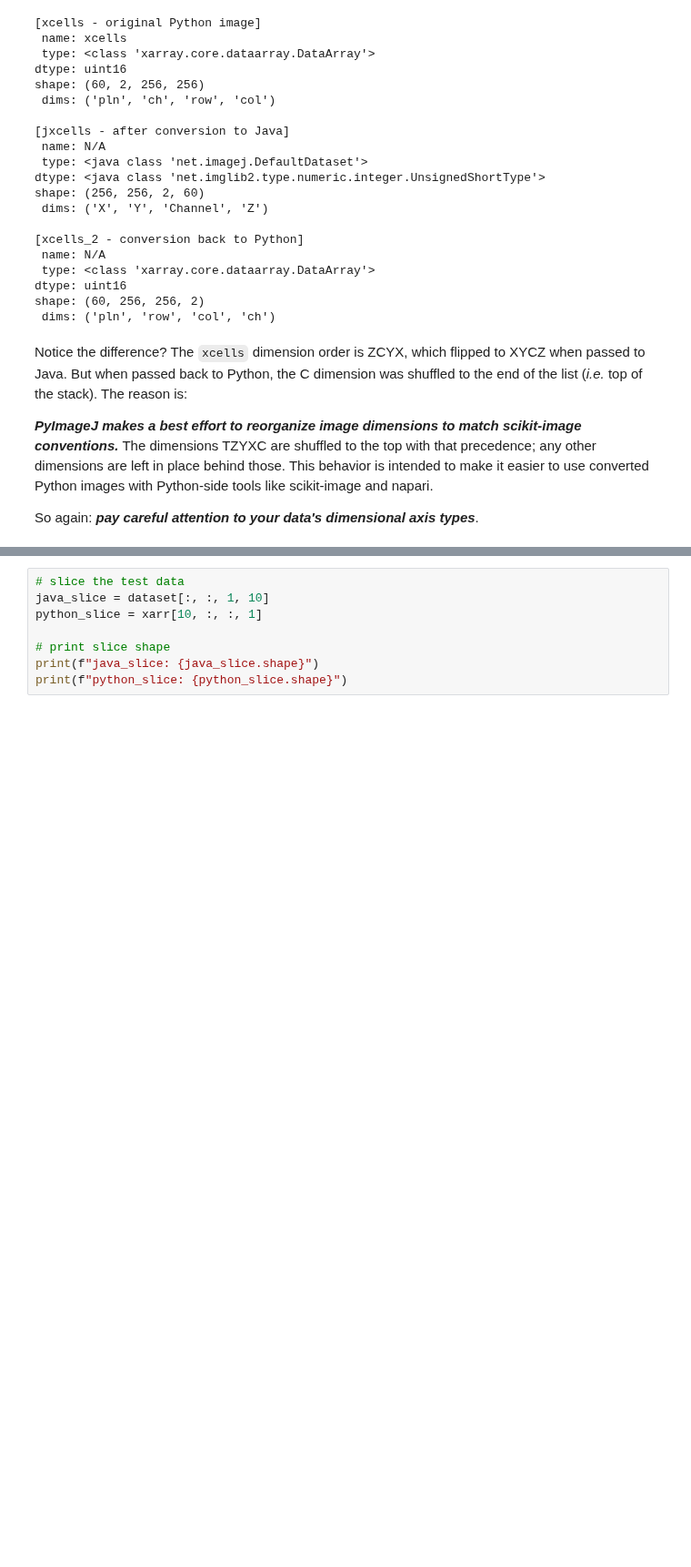
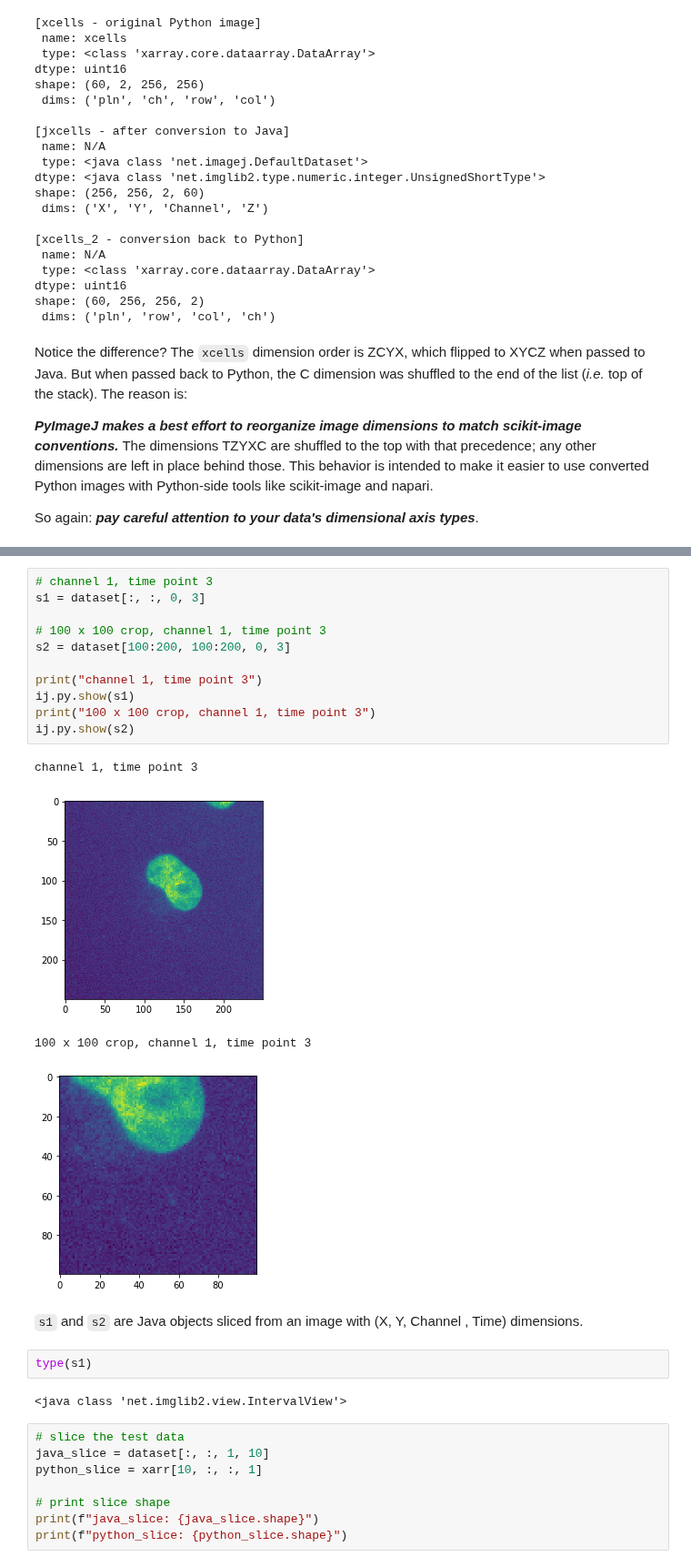
Before and after one commit to imagej/pyimagej, a Jupyter notebook: doc/6-Working-with-Images.ipynb, the cells around one changed output, grey strips where cells are left out. Shown at 91% size. Drawn from its saved outputs; the diff is of its cells as text; blank space fills up the shorter version.

Commit message:
Merge i2k 2022 working with images content

```diff
--- a/doc/6-Working-with-Images.ipynb
+++ b/doc/6-Working-with-Images.ipynb
@@ -248,3 +385,25 @@ Let's slice and view the test data. Note the change in dimension order depending
+# %%
+# channel 1, time point 3
+s1 = dataset[:, :, 0, 3]
+
+# 100 x 100 crop, channel 1, time point 3
+s2 = dataset[100:200, 100:200, 0, 3]
+
+print("channel 1, time point 3")
+ij.py.show(s1)
+print("100 x 100 crop, channel 1, time point 3")
+ij.py.show(s2)
+# %% [output]
+channel 1, time point 3
+[figure, added]
+100 x 100 crop, channel 1, time point 3
+[figure, added]
+# %% [markdown]
+`s1` and `s2` are Java objects sliced from an image with (X, Y, Channel , Time) dimensions.
+# %%
+type(s1)
+# %% [output]
+<java class 'net.imglib2.view.IntervalView'>
 # %%
 # slice the test data
 java_slice = dataset[:, :, 1, 10]
```
Also changed, not shown: parts of 28 cells of this notebook.
